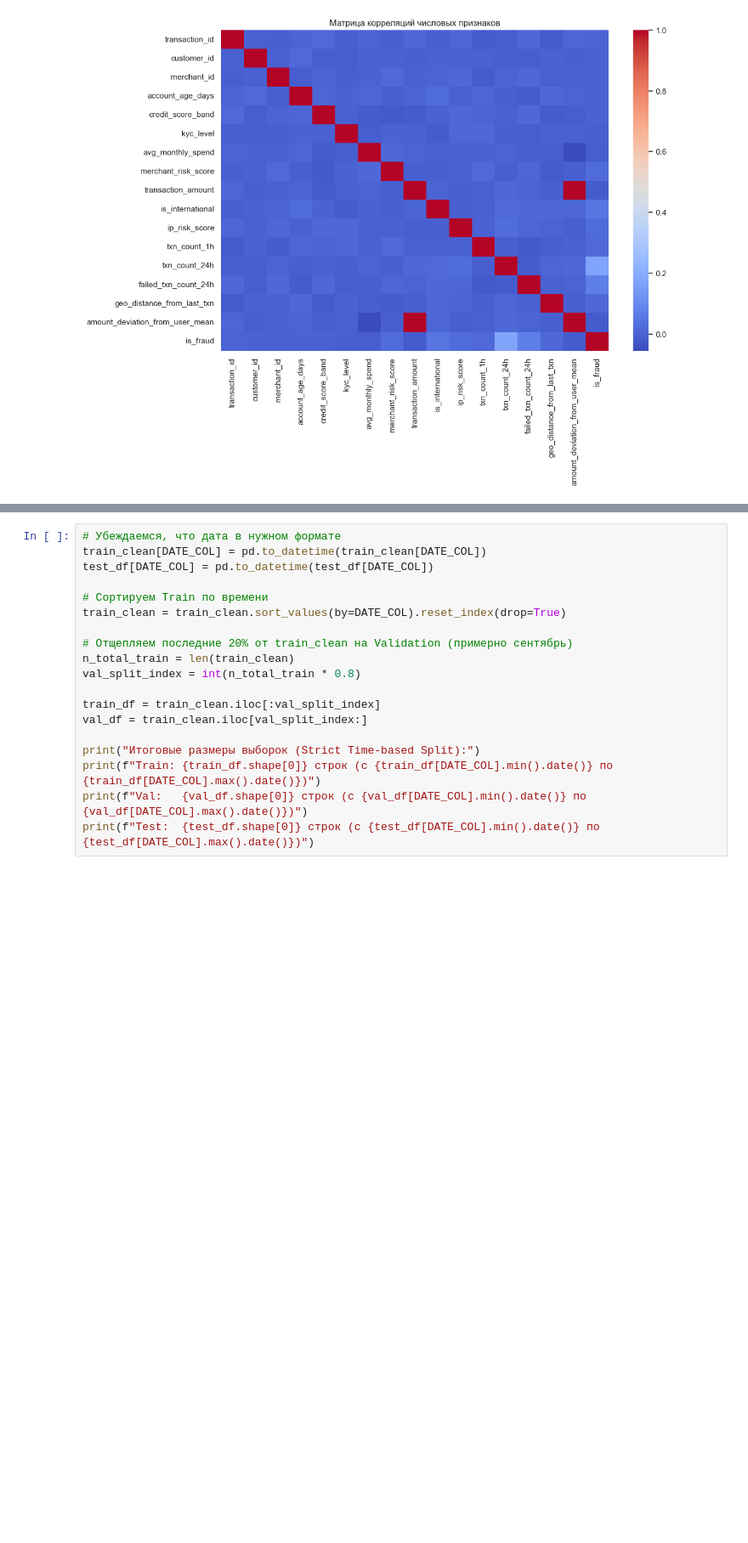
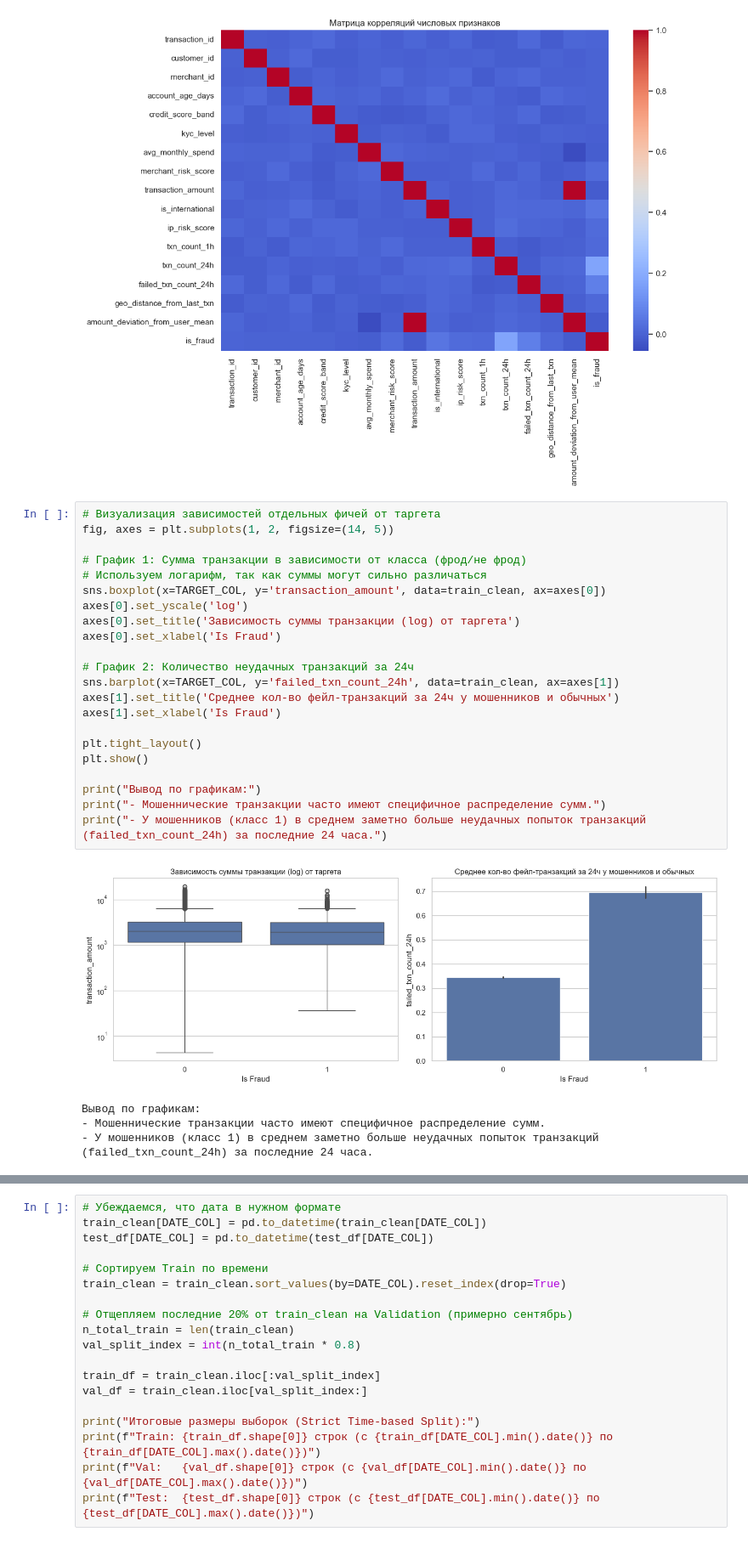
Before and after one commit to hsemlcourse/hseml-group-project-detinasi, a Jupyter notebook: notebooks/01_eda.ipynb, the cells around one changed output, grey strips where cells are left out. Shown at 85% size. Drawn from its saved outputs; the diff is of its cells as text; blank space fills up the shorter version.

```diff
--- a/notebooks/01_eda.ipynb
+++ b/notebooks/01_eda.ipynb
@@ -105,3 +102,30 @@ plt.show()
 [figure]
 Доля фрода в Train: 1.62% (сильный дисбаланс!)
 [figure]
+# %%
+# Визуализация зависимостей отдельных фичей от таргета
+fig, axes = plt.subplots(1, 2, figsize=(14, 5))
+
+# График 1: Сумма транзакции в зависимости от класса (фрод/не фрод)
+# Используем логарифм, так как суммы могут сильно различаться
+sns.boxplot(x=TARGET_COL, y='transaction_amount', data=train_clean, ax=axes[0])
+axes[0].set_yscale('log')
+axes[0].set_title('Зависимость суммы транзакции (log) от таргета')
+axes[0].set_xlabel('Is Fraud')
+
+# График 2: Количество неудачных транзакций за 24ч
+sns.barplot(x=TARGET_COL, y='failed_txn_count_24h', data=train_clean, ax=axes[1])
+axes[1].set_title('Среднее кол-во фейл-транзакций за 24ч у мошенников и обычных')
+axes[1].set_xlabel('Is Fraud')
+
+plt.tight_layout()
+plt.show()
+
+print("Вывод по графикам:")
+print("- Мошеннические транзакции часто имеют специфичное распределение сумм.")
+print("- У мошенников (класс 1) в среднем заметно больше неудачных попыток транзакций (failed_txn_count_24h) за последние 24 часа.")
+# %% [output]
+[figure, added]
+Вывод по графикам:
+- Мошеннические транзакции часто имеют специфичное распределение сумм.
+- У мошенников (класс 1) в среднем заметно больше неудачных попыток транзакций (failed_txn_count_24h) за последние 24 часа.
```
Also changed, not shown: parts of 4 cells of this notebook, 8 other files.
